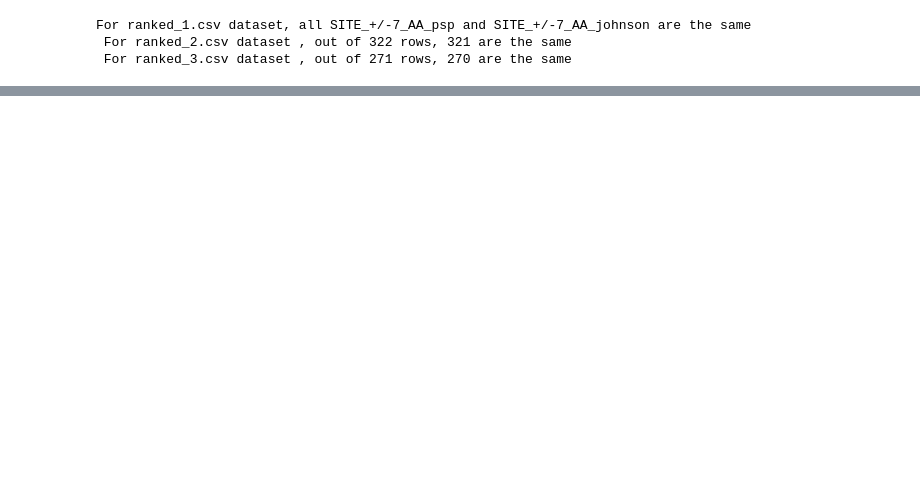
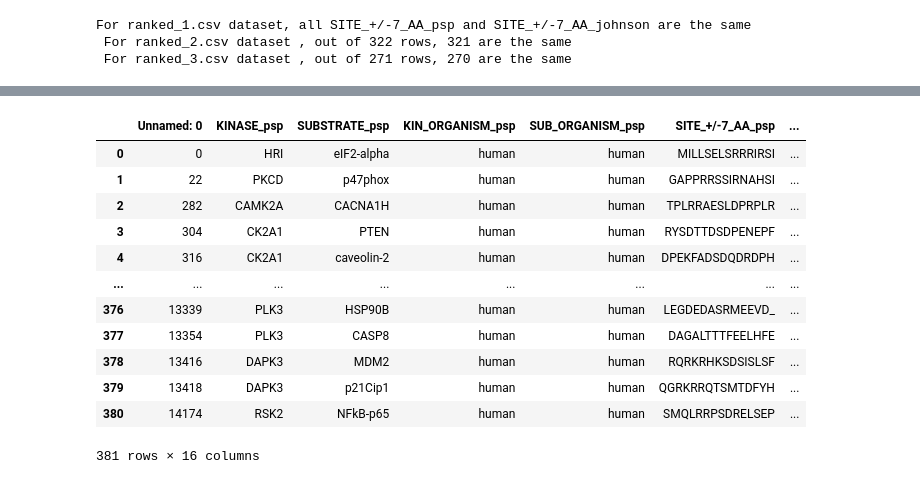
Before and after one commit to sadiatulmarzan/kinases_phosposite, a Jupyter notebook: python code/clean_ranked_data.ipynb, the cells around one changed output, grey strips where cells are left out. Drawn from its saved outputs; the diff is of its cells as text; code cells hidden in the pictures; blank space fills up the shorter version.

```diff
--- a/python code/clean_ranked_data.ipynb
+++ b/python code/clean_ranked_data.ipynb
@@ -43,0 +60,18 @@ For ranked_1.csv dataset, all SITE_+/-7_AA_psp and SITE_+/-7_AA_johnson are the
+# %%
+df = pd.read_csv('../data/cleaned_ranked_1.csv')
+# %%
+df
+# %% [output]
+|  | Unnamed: 0 | KINASE_psp | SUBSTRATE_psp | KIN_ORGANISM_psp | SUB_ORGANISM_psp | SITE_+/-7_AA_psp | ... |
+| 0 | 0 | HRI | eIF2-alpha | human | human | MILLSELSRRRIRSI | ... |
+| 1 | 22 | PKCD | p47phox | human | human | GAPPRRSSIRNAHSI | ... |
+| 2 | 282 | CAMK2A | CACNA1H | human | human | TPLRRAESLDPRPLR | ... |
+| 3 | 304 | CK2A1 | PTEN | human | human | RYSDTTDSDPENEPF | ... |
+| 4 | 316 | CK2A1 | caveolin-2 | human | human | DPEKFADSDQDRDPH | ... |
+| ... | ... | ... | ... | ... | ... | ... | ... |
+| 376 | 13339 | PLK3 | HSP90B | human | human | LEGDEDASRMEEVD_ | ... |
+| 377 | 13354 | PLK3 | CASP8 | human | human | DAGALTTTFEELHFE | ... |
+| 378 | 13416 | DAPK3 | MDM2 | human | human | RQRKRHKSDSISLSF | ... |
+| 379 | 13418 | DAPK3 | p21Cip1 | human | human | QGRKRRQTSMTDFYH | ... |
+| 380 | 14174 | RSK2 | NFkB-p65 | human | human | SMQLRRPSDRELSEP | ... |
+381 rows × 16 columns
```
Also changed, not shown: parts of 5 cells of this notebook, 3 other files.
